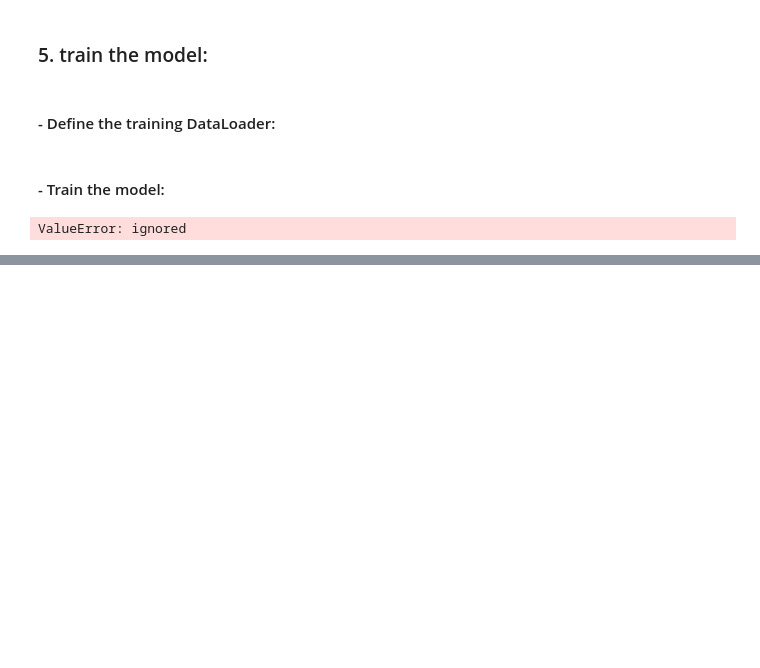
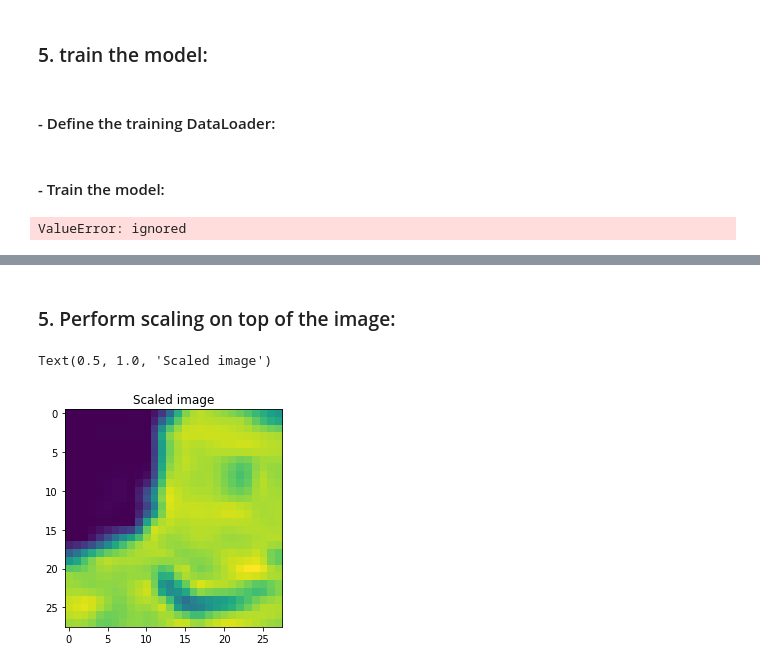
Before and after one commit to ahmadSoliman94/Artificial-Intelligence, a Jupyter notebook: DL/Modern Computer Vision with Pytorch/4. Object_Classification,_Detection_and_Segmentation.ipynb, the cells around one changed output, grey strips where cells are left out. Cells and saved outputs as stored; diff of their text form; code cells hidden in the pictures; blank space fills up the shorter version.

```diff
--- a/DL/Modern Computer Vision with Pytorch/4. Object_Classification,_Detection_and_Segmentation.ipynb
+++ b/DL/Modern Computer Vision with Pytorch/4. Object_Classification,_Detection_and_Segmentation.ipynb
@@ -281,0 +324,11 @@ ValueError: ignored
+# %%
+import matplotlib.pyplot as plt
+%matplotlib inline
+import numpy as np
+from torch.utils.data import Dataset, DataLoader
+import torch
+import torch.nn as nn
+device = 'cuda' if torch.cuda.is_available() else 'cpu'
+
+def to_numpy(tensor):
+    return tensor.cpu().detach().numpy()
@@ -281,0 +343,9 @@ ValueError: ignored
+# %% [markdown]
+### 5. Perform scaling on top of the image:
+# %%
+aug = iaa.Affine(scale=2)
+plt.imshow(aug.augment_image(to_numpy(tr_images[0])))
+plt.title('Scaled image')
+# %% [output]
+Text(0.5, 1.0, 'Scaled image')
+[figure, added]
```
Also changed, not shown: parts of 24 cells of this notebook.
